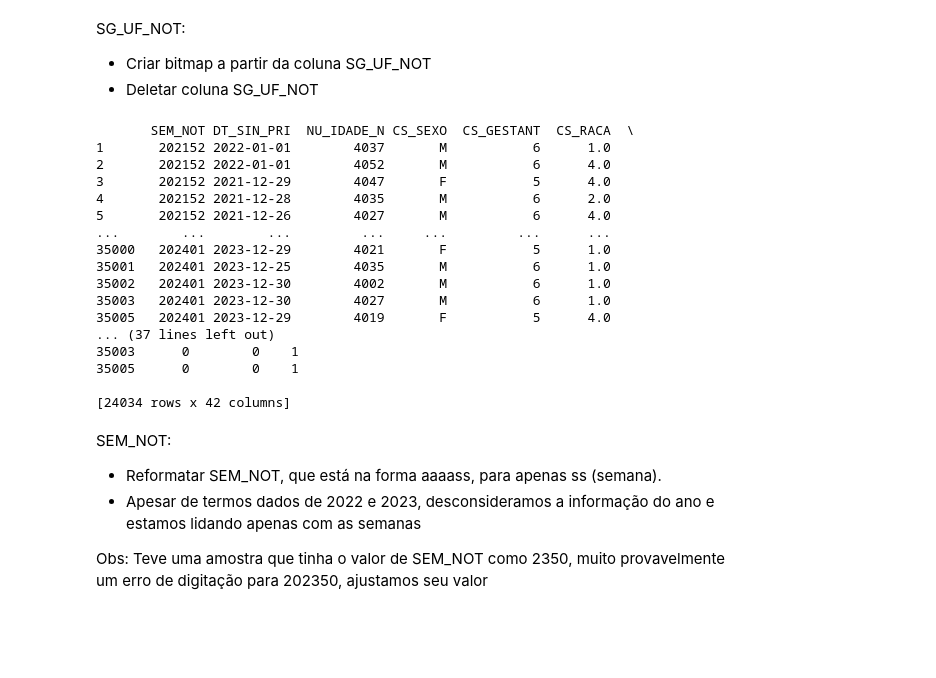
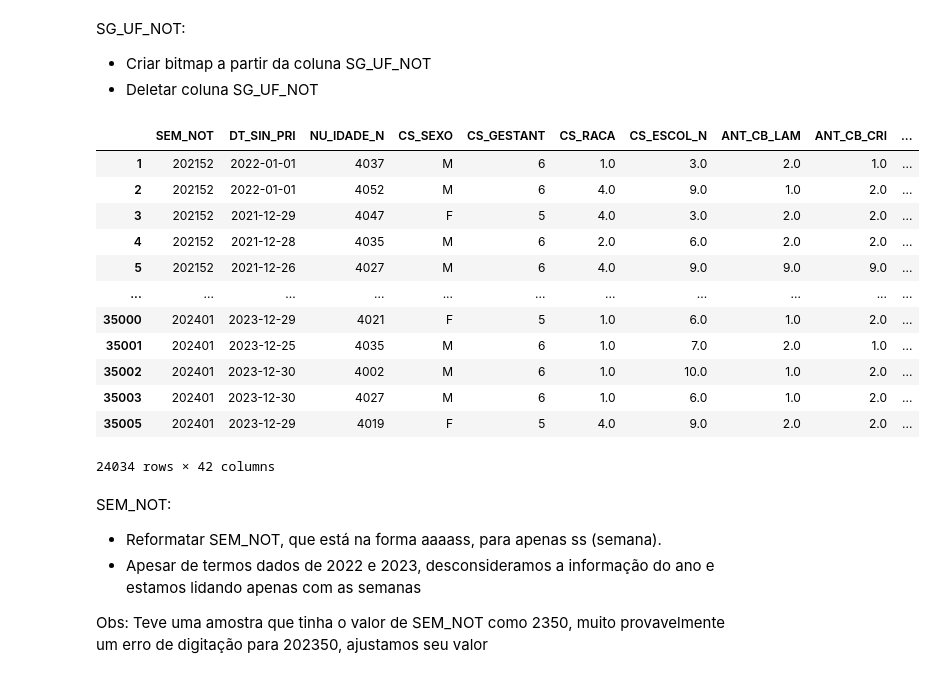
Before and after one commit to arturrur/mc853, a Jupyter notebook: Preprocessing.ipynb, the cells around one changed output. Drawn from its saved outputs; the diff is of its cells as text; code cells hidden in the pictures; blank space fills up the shorter version.

```diff
--- a/Preprocessing.ipynb
+++ b/Preprocessing.ipynb
@@ -102,37 +100,33 @@ SG_UF_NOT:
 # %%
 regions ={
     1: "Norte",
     2: "Nordeste",
     3: "Sudeste",
     4: "Sul",
     5: "Centro-Oeste"
 }
 df["int"] = df["SG_UF_NOT"] // 10
 df["region"] = df["int"].map(regions)
 df = pd.get_dummies(df, columns=['region'], prefix='', prefix_sep='')
 df = df.drop(columns=["int", "SG_UF_NOT"])
 
 df[['Norte', 'Nordeste', 'Sudeste', 'Sul', 'Centro-Oeste']] = df[['Norte', 'Nordeste', 'Sudeste', 'Sul', 'Centro-Oeste']].astype(int)
 
-print(df)
+df
 # %% [output]
+|  | SEM_NOT | DT_SIN_PRI | NU_IDADE_N | CS_SEXO | CS_GESTANT | CS_RACA | CS_ESCOL_N | ANT_CB_LAM | ANT_CB_CRI | ... |
+| 1 | 202152 | 2022-01-01 | 4037 | M | 6 | 1.0 | 3.0 | 2.0 | 1.0 | ... |
+| 2 | 202152 | 2022-01-01 | 4052 | M | 6 | 4.0 | 9.0 | 1.0 | 2.0 | ... |
+| 3 | 202152 | 2021-12-29 | 4047 | F | 5 | 4.0 | 3.0 | 2.0 | 2.0 | ... |
+| 4 | 202152 | 2021-12-28 | 4035 | M | 6 | 2.0 | 6.0 | 2.0 | 2.0 | ... |
+| 5 | 202152 | 2021-12-26 | 4027 | M | 6 | 4.0 | 9.0 | 9.0 | 9.0 | ... |
+| ... | ... | ... | ... | ... | ... | ... | ... | ... | ... | ... |
+| 35000 | 202401 | 2023-12-29 | 4021 | F | 5 | 1.0 | 6.0 | 1.0 | 2.0 | ... |
+| 35001 | 202401 | 2023-12-25 | 4035 | M | 6 | 1.0 | 7.0 | 2.0 | 1.0 | ... |
+| 35002 | 202401 | 2023-12-30 | 4002 | M | 6 | 1.0 | 10.0 | 1.0 | 2.0 | ... |
+| 35003 | 202401 | 2023-12-30 | 4027 | M | 6 | 1.0 | 6.0 | 1.0 | 2.0 | ... |
+| 35005 | 202401 | 2023-12-29 | 4019 | F | 5 | 4.0 | 9.0 | 2.0 | 2.0 | ... |
-       SEM_NOT DT_SIN_PRI  NU_IDADE_N CS_SEXO  CS_GESTANT  CS_RACA  \
-1       202152 2022-01-01        4037       M           6      1.0
-2       202152 2022-01-01        4052       M           6      4.0
-3       202152 2021-12-29        4047       F           5      4.0
-4       202152 2021-12-28        4035       M           6      2.0
-5       202152 2021-12-26        4027       M           6      4.0
-...        ...        ...         ...     ...         ...      ...
-35000   202401 2023-12-29        4021       F           5      1.0
-35001   202401 2023-12-25        4035       M           6      1.0
-35002   202401 2023-12-30        4002       M           6      1.0
-35003   202401 2023-12-30        4027       M           6      1.0
-35005   202401 2023-12-29        4019       F           5      4.0
-... (37 lines left out)
-35003      0        0    1
-35005      0        0    1
-
-[24034 rows x 42 columns]
+24034 rows × 42 columns
 # %% [markdown]
 SEM_NOT:
 - Reformatar SEM_NOT, que está na forma aaaass, para apenas ss (semana).
```
Also changed, not shown: parts of 1 cell of this notebook.
